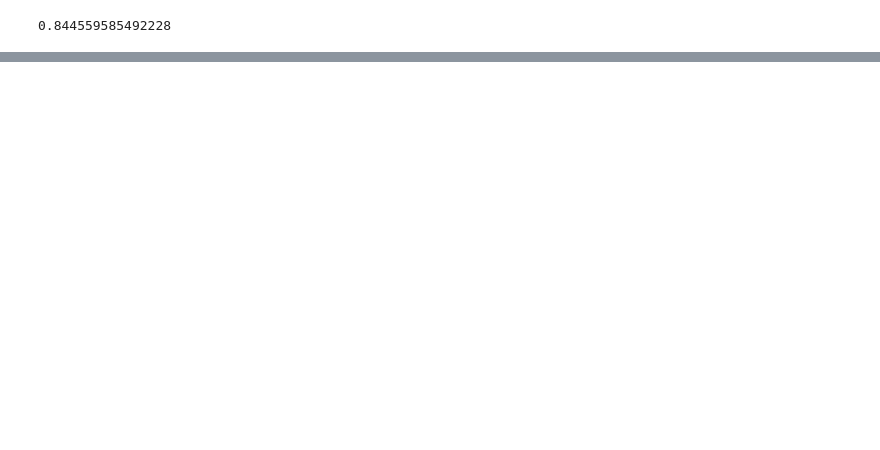
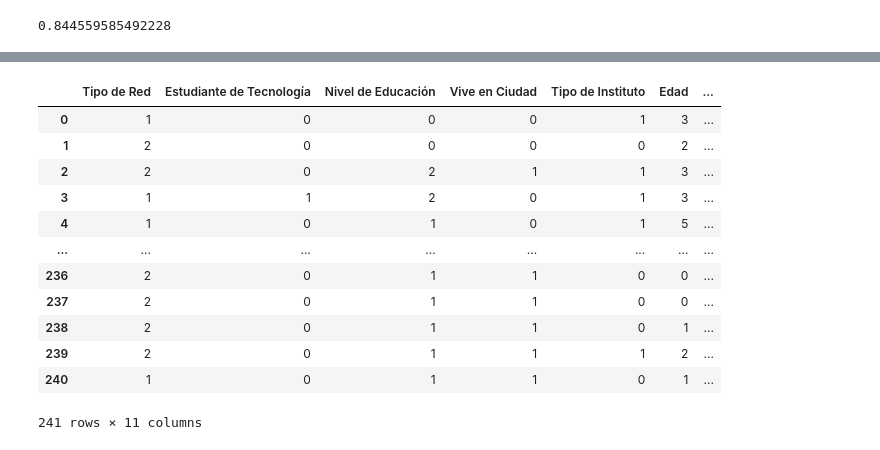
Before and after one commit to miky14n/Red-neuronal, a Jupyter notebook: Untitled.ipynb, the cells around one changed output, grey strips where cells are left out. Drawn from its saved outputs; the diff is of its cells as text; code cells hidden in the pictures; blank space fills up the shorter version.

```diff
--- a/Untitled.ipynb
+++ b/Untitled.ipynb
@@ -443,0 +453,23 @@ RandomForestClassifier().fit(x_train_encod , y_train_encod).score(x_test_encod ,
+# %%
+data_test = pd.read_csv("submission-ds.csv")
+# %%
+data_test['Edad'] = data_test['Edad'].apply(convertir_mes_a_numero)
+data_test['Duración de la Clase'] = data_test['Duración de la Clase'].apply(convertir_mes_a_numero)
+data_test = data_test.apply(LabelEncoder().fit_transform)
+# %%
+
+data_test
+# %% [output]
+|  | Tipo de Red | Estudiante de Tecnología | Nivel de Educación | Vive en Ciudad | Tipo de Instituto | Edad | ... |
+| 0 | 1 | 0 | 0 | 0 | 1 | 3 | ... |
+| 1 | 2 | 0 | 0 | 0 | 0 | 2 | ... |
+| 2 | 2 | 0 | 2 | 1 | 1 | 3 | ... |
+| 3 | 1 | 1 | 2 | 0 | 1 | 3 | ... |
+| 4 | 1 | 0 | 1 | 0 | 1 | 5 | ... |
+| ... | ... | ... | ... | ... | ... | ... | ... |
+| 236 | 2 | 0 | 1 | 1 | 0 | 0 | ... |
+| 237 | 2 | 0 | 1 | 1 | 0 | 0 | ... |
+| 238 | 2 | 0 | 1 | 1 | 0 | 1 | ... |
+| 239 | 2 | 0 | 1 | 1 | 1 | 2 | ... |
+| 240 | 1 | 0 | 1 | 1 | 0 | 1 | ... |
+241 rows × 11 columns
```
Also changed, not shown: parts of 12 cells of this notebook, 1 other file.
